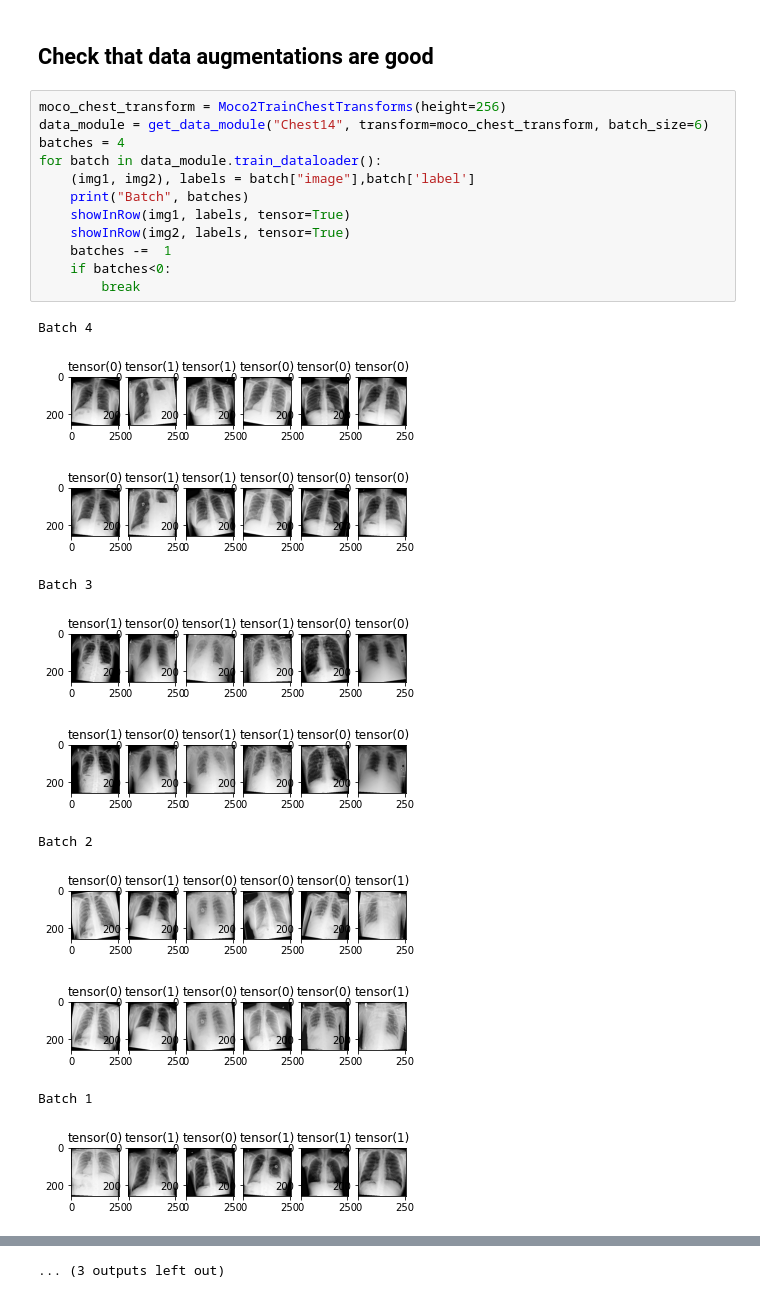
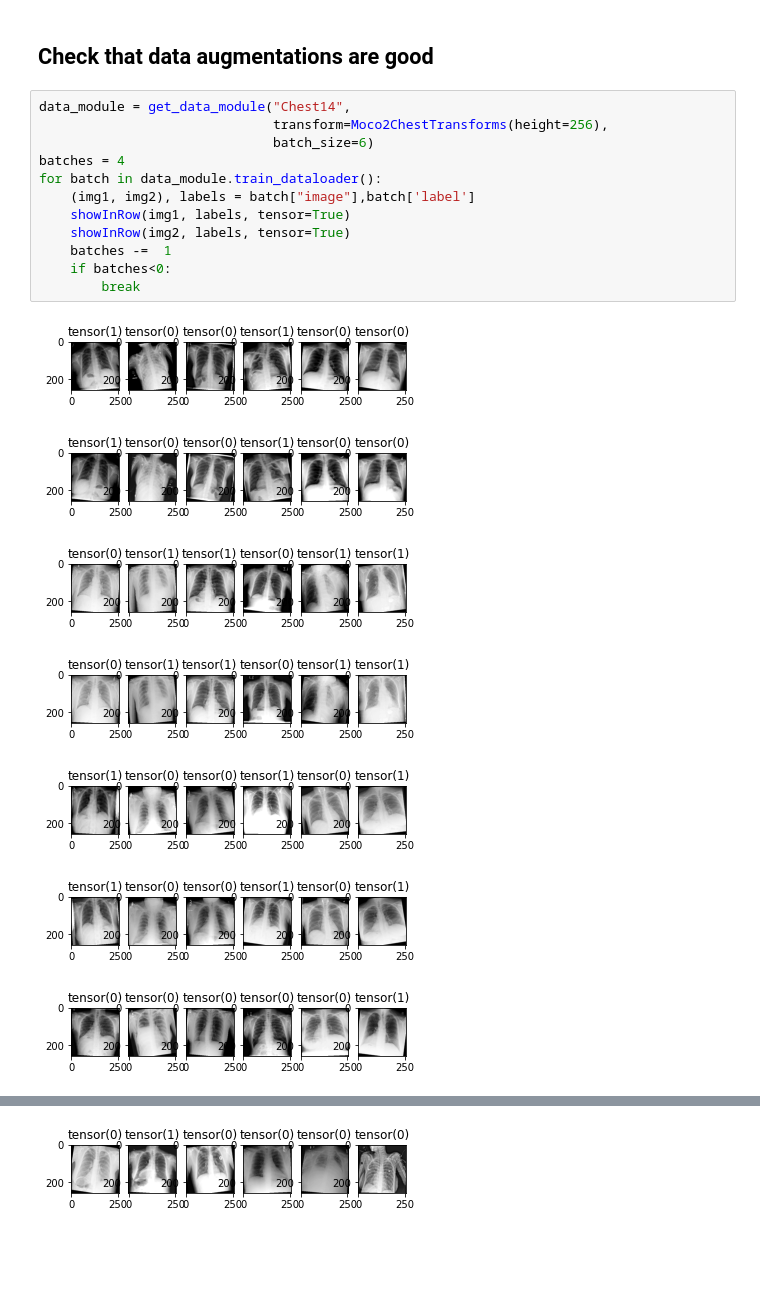
Before and after one commit to Genvekt/SSL_Chest_Xray, a Jupyter notebook: ResNetRotation.ipynb, the cells around one changed output, grey strips where cells are left out. Saved outputs shown, nothing was run; the diff lists cells and outputs as text; blank space fills up the shorter version.

```diff
--- a/ResNetRotation.ipynb
+++ b/ResNetRotation.ipynb
@@ -50,26 +29,22 @@ class Moco2TrainChestTransforms:
 # %% [markdown]
 ## Check that data augmentations are good
 # %%
-moco_chest_transform = Moco2TrainChestTransforms(height=256)
-data_module = get_data_module("Chest14", transform=moco_chest_transform, batch_size=6)
+data_module = get_data_module("Chest14",
+                              transform=Moco2ChestTransforms(height=256),
+                              batch_size=6)
 batches = 4
 for batch in data_module.train_dataloader():
     (img1, img2), labels = batch["image"],batch['label']
-    print("Batch", batches)
     showInRow(img1, labels, tensor=True)
     showInRow(img2, labels, tensor=True)
     batches -=  1
     if batches<0:
         break
 # %% [output]
-Batch 4
-[figure, old version]
+[figure, new version]
-[figure, old version]
+[figure, new version]
-Batch 3
-[figure, old version]
+[figure, new version]
-[figure, old version]
+[figure, new version]
-Batch 2
-[figure, old version]
+[figure, new version]
-[figure, old version]
+[figure, new version]
-Batch 1
-[figure, old version]
+[figure, new version]
@@ -77 +52 @@ Batch 1
-... (3 outputs left out)
+[figure, added]
```
Also changed, not shown: parts of 22 cells of this notebook, 7 other files.
